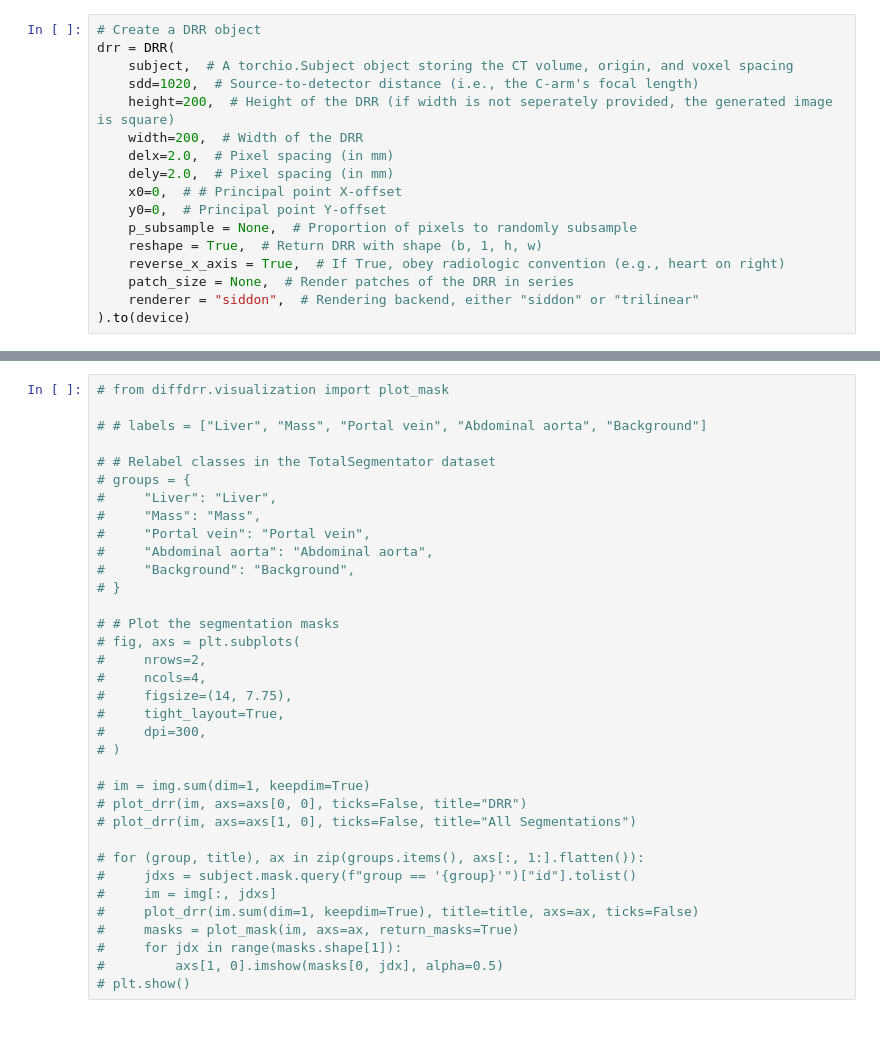
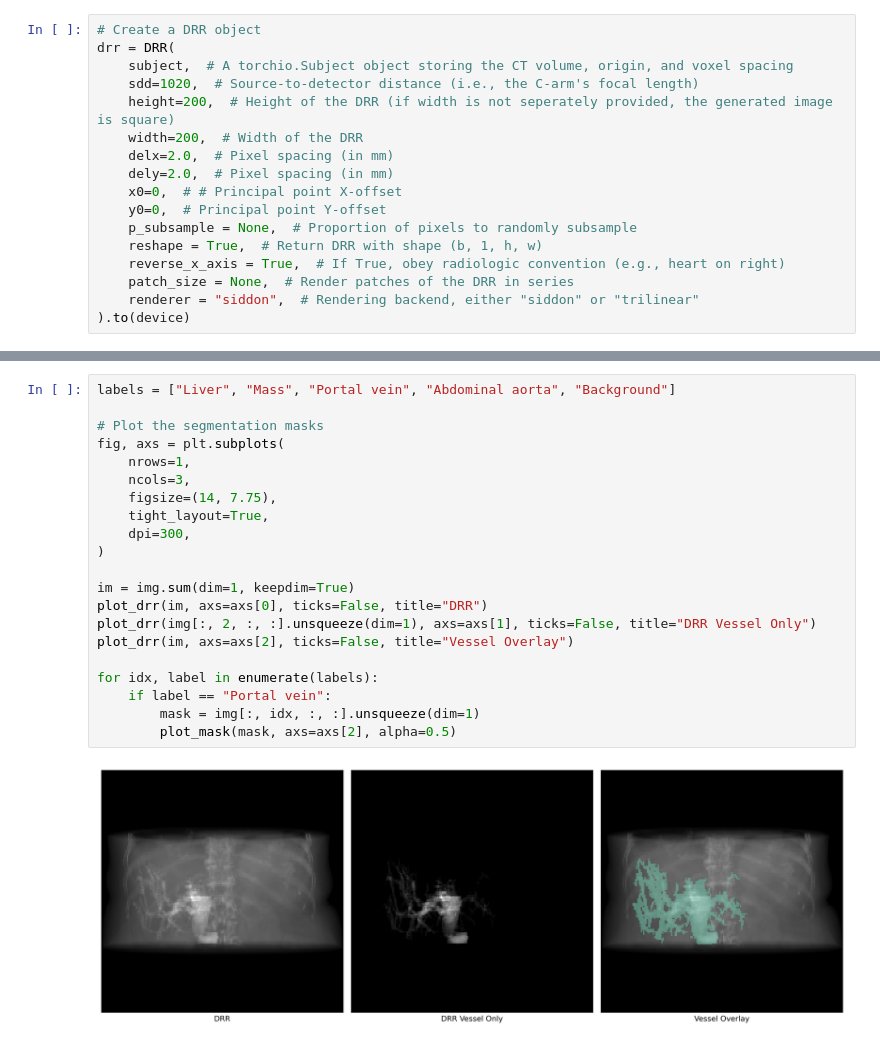
Before and after one commit to LucianoDeben/5ARIP10-ITP-T3G3, a Jupyter notebook: notebooks/diffdrr.ipynb, the cells around one changed output, grey strips where cells are left out. Drawn from its saved outputs; the diff is of its cells as text.

```diff
--- a/notebooks/diffdrr.ipynb
+++ b/notebooks/diffdrr.ipynb
@@ -107,35 +143,23 @@ torch.Size([1, 200, 200])
 # %%
-# from diffdrr.visualization import plot_mask
+labels = ["Liver", "Mass", "Portal vein", "Abdominal aorta", "Background"]
 
-# # labels = ["Liver", "Mass", "Portal vein", "Abdominal aorta", "Background"]
+# Plot the segmentation masks
+fig, axs = plt.subplots(
+    nrows=1,
+    ncols=3,
+    figsize=(14, 7.75),
+    tight_layout=True,
+    dpi=300,
+)
 
-# # Relabel classes in the TotalSegmentator dataset
-# groups = {
-#     "Liver": "Liver",
-#     "Mass": "Mass",
-#     "Portal vein": "Portal vein",
-#     "Abdominal aorta": "Abdominal aorta",
-#     "Background": "Background",
-# }
+im = img.sum(dim=1, keepdim=True)
+plot_drr(im, axs=axs[0], ticks=False, title="DRR")
+plot_drr(img[:, 2, :, :].unsqueeze(dim=1), axs=axs[1], ticks=False, title="DRR Vessel Only")
+plot_drr(im, axs=axs[2], ticks=False, title="Vessel Overlay")
 
-# # Plot the segmentation masks
-# fig, axs = plt.subplots(
-#     nrows=2,
-#     ncols=4,
-#     figsize=(14, 7.75),
-#     tight_layout=True,
-#     dpi=300,
-# )
-
-# im = img.sum(dim=1, keepdim=True)
-# plot_drr(im, axs=axs[0, 0], ticks=False, title="DRR")
-# plot_drr(im, axs=axs[1, 0], ticks=False, title="All Segmentations")
-
-# for (group, title), ax in zip(groups.items(), axs[:, 1:].flatten()):
-#     jdxs = subject.mask.query(f"group == '{group}'")["id"].tolist()
-#     im = img[:, jdxs]
-#     plot_drr(im.sum(dim=1, keepdim=True), title=title, axs=ax, ticks=False)
-#     masks = plot_mask(im, axs=ax, return_masks=True)
-#     for jdx in range(masks.shape[1]):
-#         axs[1, 0].imshow(masks[0, jdx], alpha=0.5)
-# plt.show()
+for idx, label in enumerate(labels):
+    if label == "Portal vein":
+        mask = img[:, idx, :, :].unsqueeze(dim=1)
+        plot_mask(mask, axs=axs[2], alpha=0.5)
+# %% [output]
+[figure, added]
```
Also changed, not shown: parts of 12 cells of this notebook.
